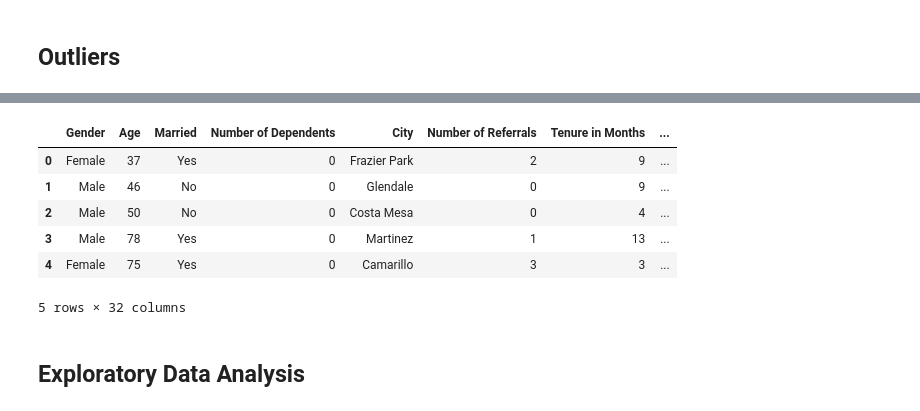
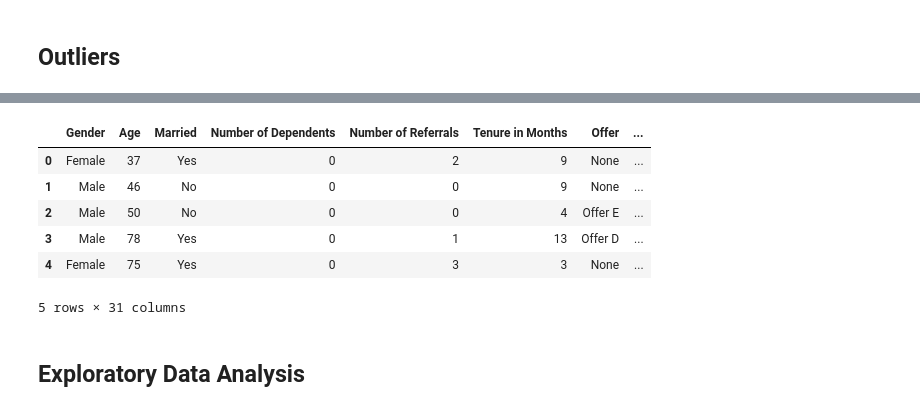
Before and after one commit to KoriMigan/Churn-Telecom-Project, a Jupyter notebook: index.ipynb, the cells around one changed output, grey strips where cells are left out. Saved outputs shown, nothing was run; the diff lists cells and outputs as text; code cells hidden in the pictures.

```diff
--- a/index.ipynb
+++ b/index.ipynb
@@ -359,19 +378,19 @@ Customer Status                      0
 dtype: int64
 # %%
 # irrelevant columns to drop
-irrelevant_columns= ['Zip Code','Latitude','Longitude']
+irrelevant_columns= ['Zip Code','Latitude','Longitude', 'City']
 
 # drop columns
 df.drop(columns=irrelevant_columns, axis=1, inplace=True)
 df.head()
 # %% [output]
-|  | Gender | Age | Married | Number of Dependents | City | Number of Referrals | Tenure in Months | ... |
-| 0 | Female | 37 | Yes | 0 | Frazier Park | 2 | 9 | ... |
-| 1 | Male | 46 | No | 0 | Glendale | 0 | 9 | ... |
-| 2 | Male | 50 | No | 0 | Costa Mesa | 0 | 4 | ... |
-| 3 | Male | 78 | Yes | 0 | Martinez | 1 | 13 | ... |
-| 4 | Female | 75 | Yes | 0 | Camarillo | 3 | 3 | ... |
+|  | Gender | Age | Married | Number of Dependents | Number of Referrals | Tenure in Months | Offer | ... |
+| 0 | Female | 37 | Yes | 0 | 2 | 9 | None | ... |
+| 1 | Male | 46 | No | 0 | 0 | 9 | None | ... |
+| 2 | Male | 50 | No | 0 | 0 | 4 | Offer E | ... |
+| 3 | Male | 78 | Yes | 0 | 1 | 13 | Offer D | ... |
+| 4 | Female | 75 | Yes | 0 | 3 | 3 | None | ... |
-5 rows × 32 columns
+5 rows × 31 columns
 # %% [markdown]
 ## Exploratory Data Analysis
 # %%
```
Also changed, not shown: parts of 4 cells of this notebook.
